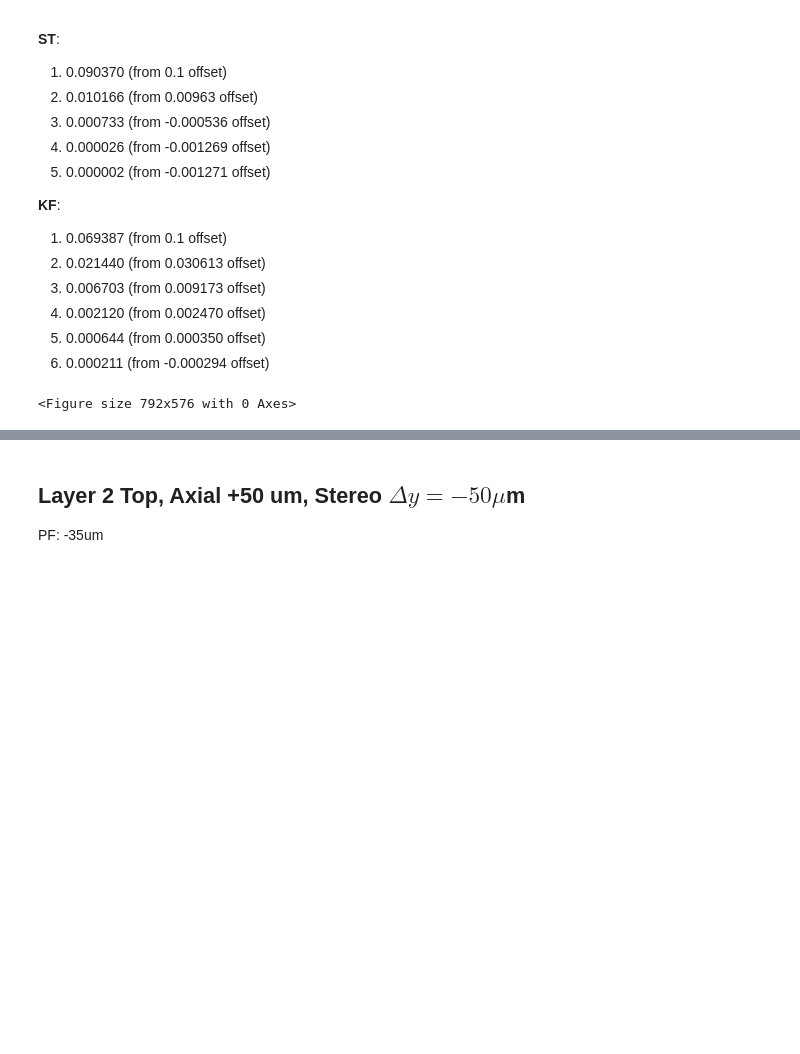
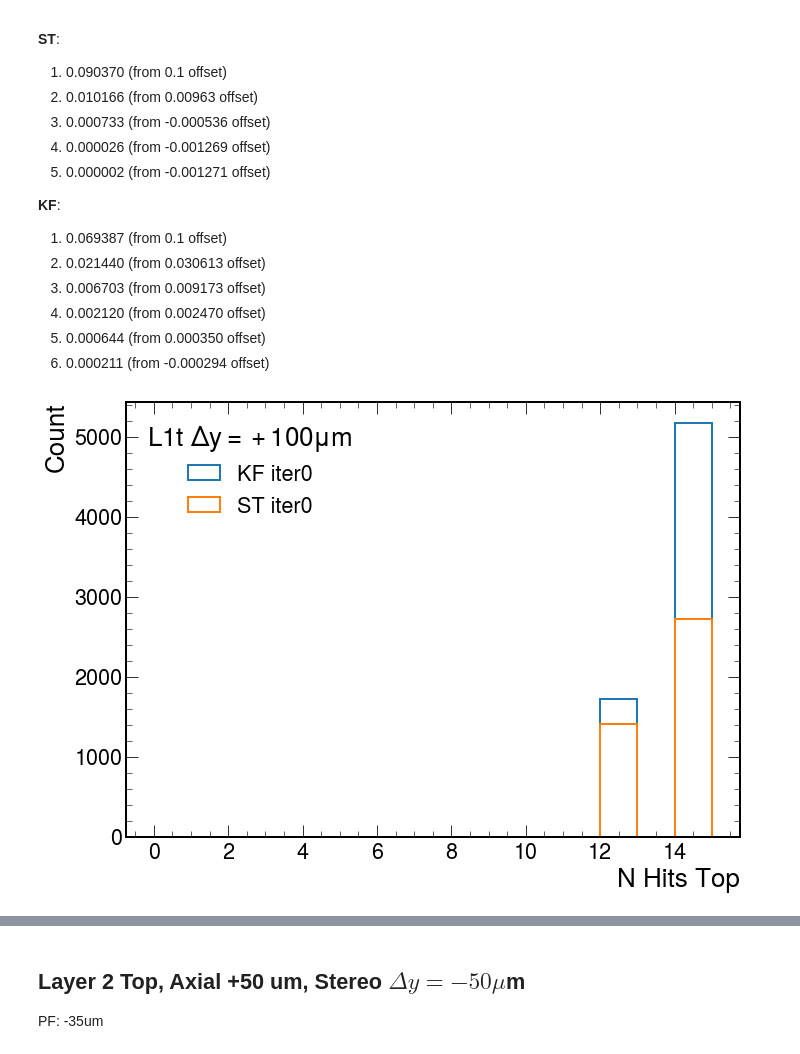
Before and after one commit to tomeichlersmith/hps, a Jupyter notebook: alignment/st_kf_comp.ipynb, the cells around one changed output, grey strips where cells are left out. Drawn from its saved outputs; the diff is of its cells as text; code cells hidden in the pictures; blank space fills up the shorter version.

```diff
--- a/alignment/st_kf_comp.ipynb
+++ b/alignment/st_kf_comp.ipynb
@@ -38,4 +39,4 @@ plt.style.use(mplhep.style.ROOT)
 # %%
-d.plot1d('trk_params/nHits_top','N Hits Top',ylabel='Count',yscale='linear',legend_kw=dict(loc='upper left'), out_dir=os.getcwd())
+d.plot1d('trk_params/nHits_top','N Hits Top',ylabel='Count',yscale='linear',legend_kw=dict(loc='upper left'))
 # %% [output]
-<Figure size 792x576 with 0 Axes>
+[figure, added]
```
Also changed, not shown: parts of 8 cells of this notebook.
